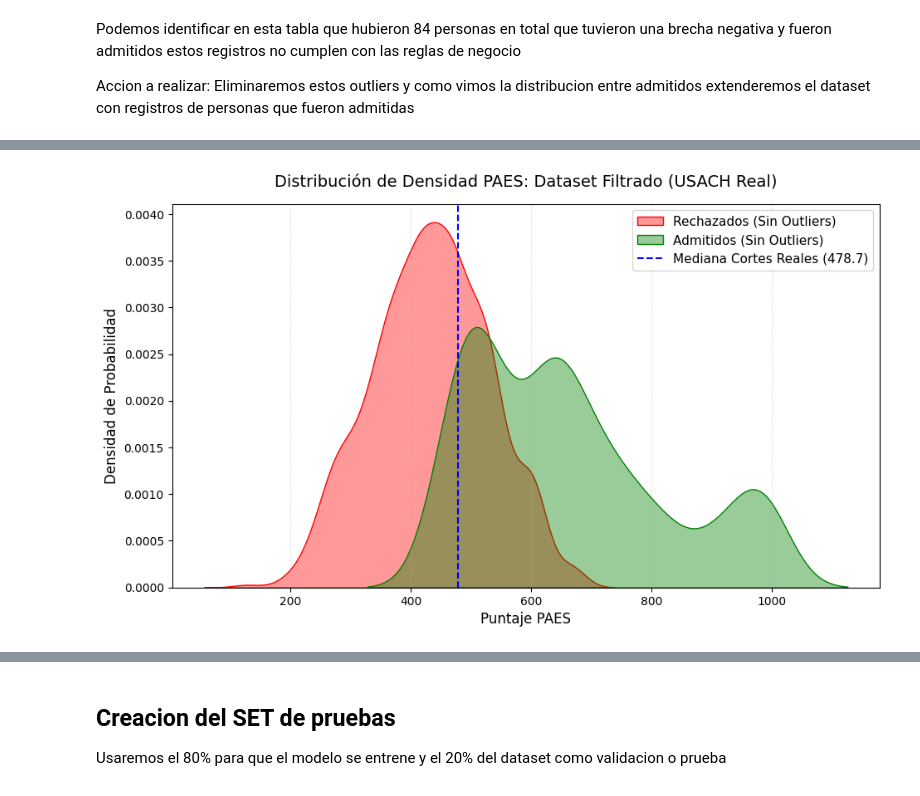
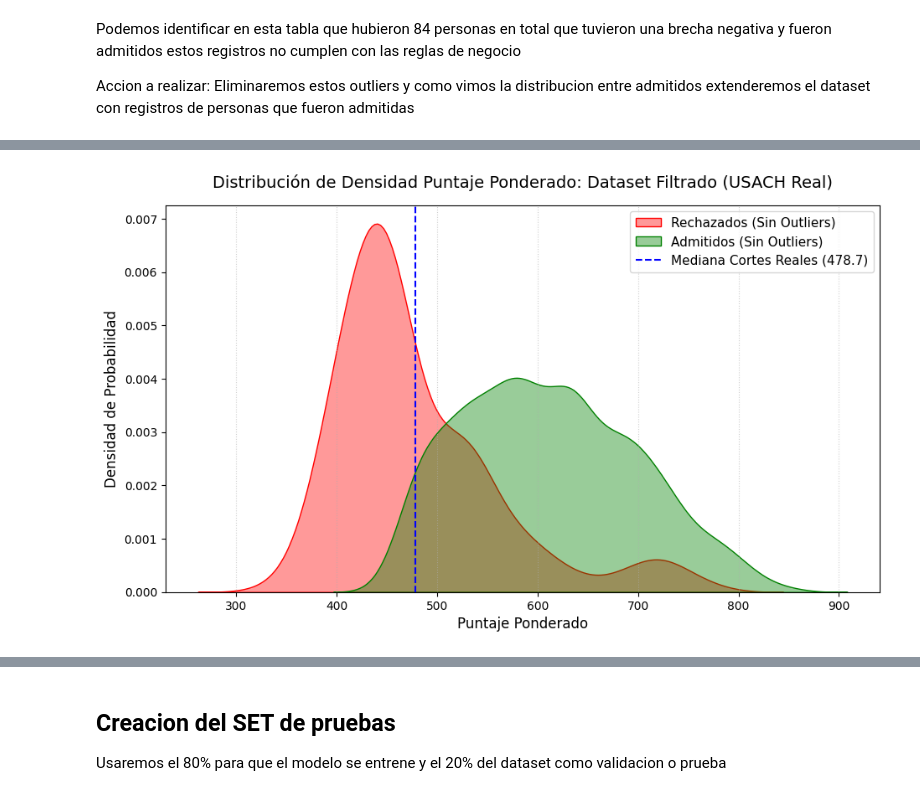
Before and after one commit to Ruhtenio/Mineria_Datos002D, a Jupyter notebook: proyecto_base_mineria.ipynb, the cells around one changed output, grey strips where cells are left out. Cells and saved outputs as stored; diff of their text form; code cells hidden in the pictures.

```diff
--- a/proyecto_base_mineria.ipynb
+++ b/proyecto_base_mineria.ipynb
@@ -178,3 +178,9 @@ print(f"NEM:  Límites [{inf_nem:.1f}, {sup_nem:.1f}]. Outliers detectados: {len
 # %% [output]
 PAES: Límites [161.5, 781.5]. Outliers detectados: 106
 NEM:  Límites [4.3, 7.5]. Outliers detectados: 0
+# %%
+df_filtered = df[(df['paes'] >= inf_paes) & (df['paes'] <= sup_paes)]
+print(f"DataFrame original: {len(df)} filas")
+print(f"DataFrame después de eliminar outliers de PAES: {len(df_filtered)} filas")
+
+df = df_filtered.copy()
@@ -725,0 +699,16 @@ Verificaremos outliers y vemos como quedo la distribucion
+# %%
+df_nuevo['carrera'] = lista_carreras
+df_nuevo['puntaje_corte'] = lista_cortes
+
+nem_score = 150.0 + (df_nuevo['nem'] - 4.0) * (1000.0 - 150.0) / 3.0
+
+rank_score = 900.0 - (df_nuevo['rank'] - 1) * 150.0
+
+# Calcular el Puntaje Ponderado de Selección (40% PAES, 30% NEM, 30% Rank)
+df_nuevo['puntaje_ponderado'] = (df_nuevo['paes'] * 0.4) + (nem_score * 0.3) + (rank_score * 0.3)
+df_nuevo['admit'] = (df_nuevo['puntaje_ponderado'] >= df_nuevo['puntaje_corte']).astype(int)
+#ESTE CONDICIONAL REDISTRIBUYE EL DATASET DONDE SI PUNTAJE_PONDERADO ES = O MAYOR AL PUNTAJE DE CORTE
+#SE LE ASIGNA 1 O 0 SI ES MENOR AL PUNTAJE_CORTE
+df_nuevo['brecha_puntaje'] = df_nuevo['puntaje_ponderado'] - df_nuevo['puntaje_corte']
+
+print("¡Dataset optimizado con éxito! El admit de cada alumno ahora depende de la PAES, el NEM y el Ranking.")
@@ -750,0 +792,2 @@ Name: proportion, dtype: float64
+# %%
+df_nuevo = df_nuevo.drop(columns=['paes'])
@@ -787,26 +841,26 @@ Nuevo tamaño de df_nuevo: 1729 filas.
 # %%
 import matplotlib.pyplot as plt
 import seaborn as sns
 
 plt.figure(figsize=(11, 6))
-sns.kdeplot(data=df_nuevo[df_nuevo['admit'] == 0], x='paes', label='Rechazados (Sin Outliers)', fill=True, color='red', alpha=0.4)
+sns.kdeplot(data=df_nuevo[df_nuevo['admit'] == 0], x='puntaje_ponderado', label='Rechazados (Sin Outliers)', fill=True, color='red', alpha=0.4)
 
-sns.kdeplot(data=df_nuevo[df_nuevo['admit'] == 1], x='paes', label='Admitidos (Sin Outliers)', fill=True, color='green', alpha=0.4)
+sns.kdeplot(data=df_nuevo[df_nuevo['admit'] == 1], x='puntaje_ponderado', label='Admitidos (Sin Outliers)', fill=True, color='green', alpha=0.4)
 
 # 4. Estética y etiquetas del gráfico
-plt.title('Distribución de Densidad PAES: Dataset Filtrado (USACH Real)', fontsize=14, pad=15)
-plt.xlabel('Puntaje PAES', fontsize=12)
+plt.title('Distribución de Densidad Puntaje Ponderado: Dataset Filtrado (USACH Real)', fontsize=14, pad=15)
+plt.xlabel('Puntaje Ponderado', fontsize=12)
 plt.ylabel('Densidad de Probabilidad', fontsize=12)
 
 plt.axvline(x=df_nuevo['puntaje_corte'].median(), color='blue', linestyle='--', label=f"Mediana Cortes Reales ({df_nuevo['puntaje_corte'].median():.1f})")
 
 plt.legend(fontsize=11)
 plt.grid(axis='x', linestyle=':', alpha=0.6)
 
 # 5. Desplegar gráfico
 plt.show()
 # %% [output]
-[figure, old version]
+[figure, new version]
 # %%
 import matplotlib.pyplot as plt
 import seaborn as sns
```
Also changed, not shown: parts of 81 cells of this notebook.
